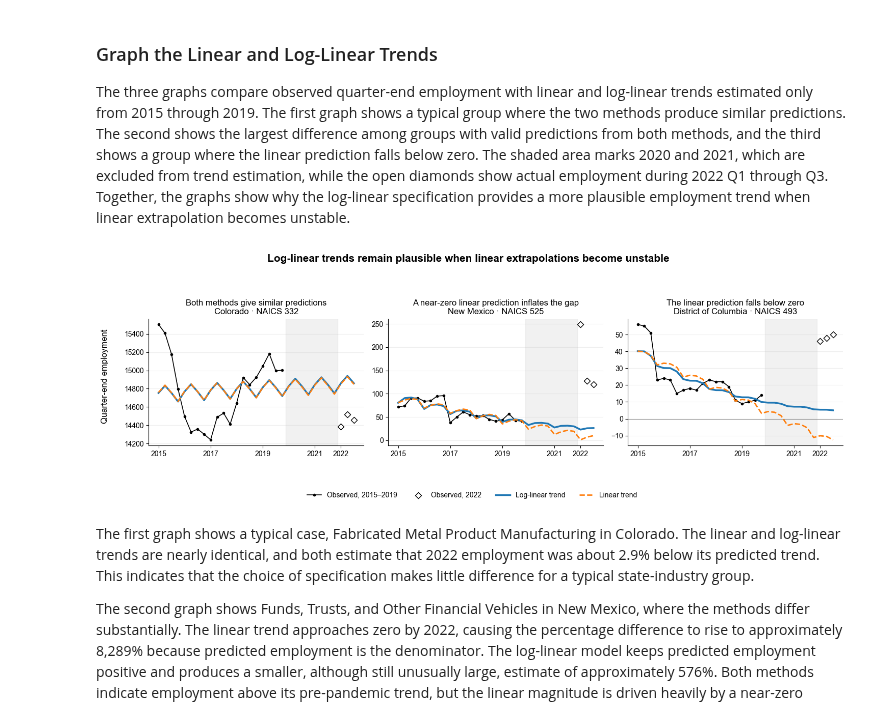
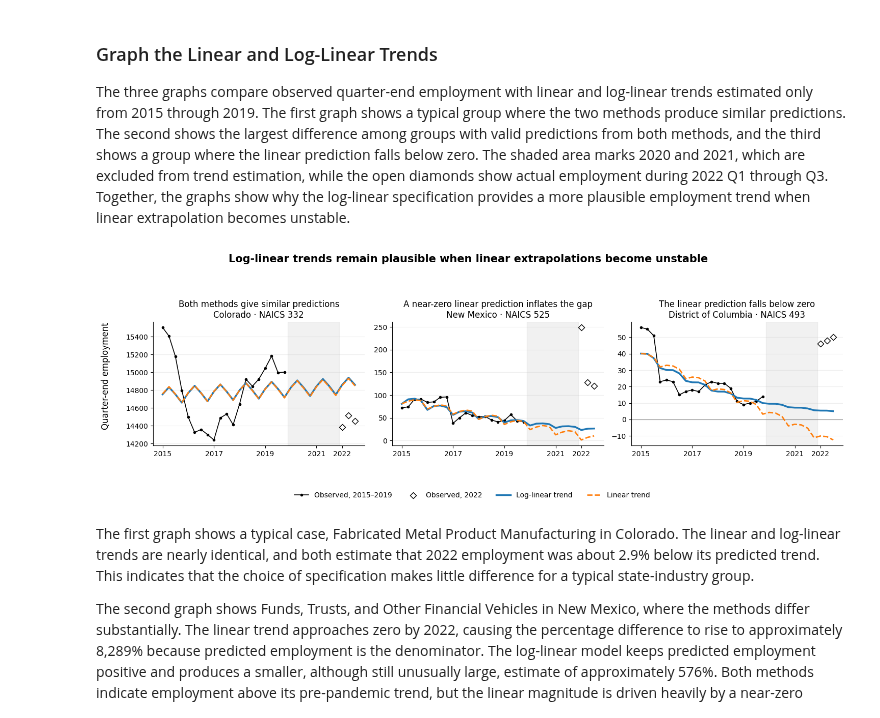
Before and after one commit to viet0901/senior-research, a Jupyter notebook: notebooks/01_research_analysis.ipynb, the cells around one changed output. Saved outputs shown, nothing was run; the diff lists cells and outputs as text; code cells hidden in the pictures.

```diff
--- a/notebooks/01_research_analysis.ipynb
+++ b/notebooks/01_research_analysis.ipynb
@@ -966,8 +966,6 @@ case_titles = {
     "Largest method difference": "A near-zero linear prediction inflates the gap",
     "Invalid linear prediction": "The linear prediction falls below zero",
 }
-
-plt.rcParams["font.family"] = "Arial"
 
 fig, axes = plt.subplots(
     nrows=1,
@@ -1105,34 +1103,34 @@ for ax, group in zip(
     ax.grid(axis="y", alpha=0.2)
 
 
 fig.suptitle(
     "Log-linear trends remain plausible when linear extrapolations become unstable",
     fontweight="bold",
     fontsize=15
 )
 
 fig.supxlabel("")
 fig.supylabel("Quarter-end employment")
 
 handles, labels = axes[0].get_legend_handles_labels()
 
 fig.legend(
     handles,
     labels,
     loc="lower center",
     ncol=4,
     frameon=False,
 )
 
 fig.tight_layout(
     rect=(0.02, 0.12, 1, 0.90)
 )
 
 plt.show()
 
 fig.savefig(project_root / "figures" / "employment_trend_comparison.png", dpi=300, bbox_inches="tight")
 # %% [output]
-[figure, old version]
+[figure, new version]
 # %% [markdown]
 The first graph shows a typical case, Fabricated Metal Product Manufacturing in Colorado. The linear and log-linear trends are nearly identical, and both estimate that 2022 employment was about 2.9% below its predicted trend. This indicates that the choice of specification makes little difference for a typical state-industry group.
 
```
Also changed, not shown: parts of 18 cells of this notebook, 4 other files.
